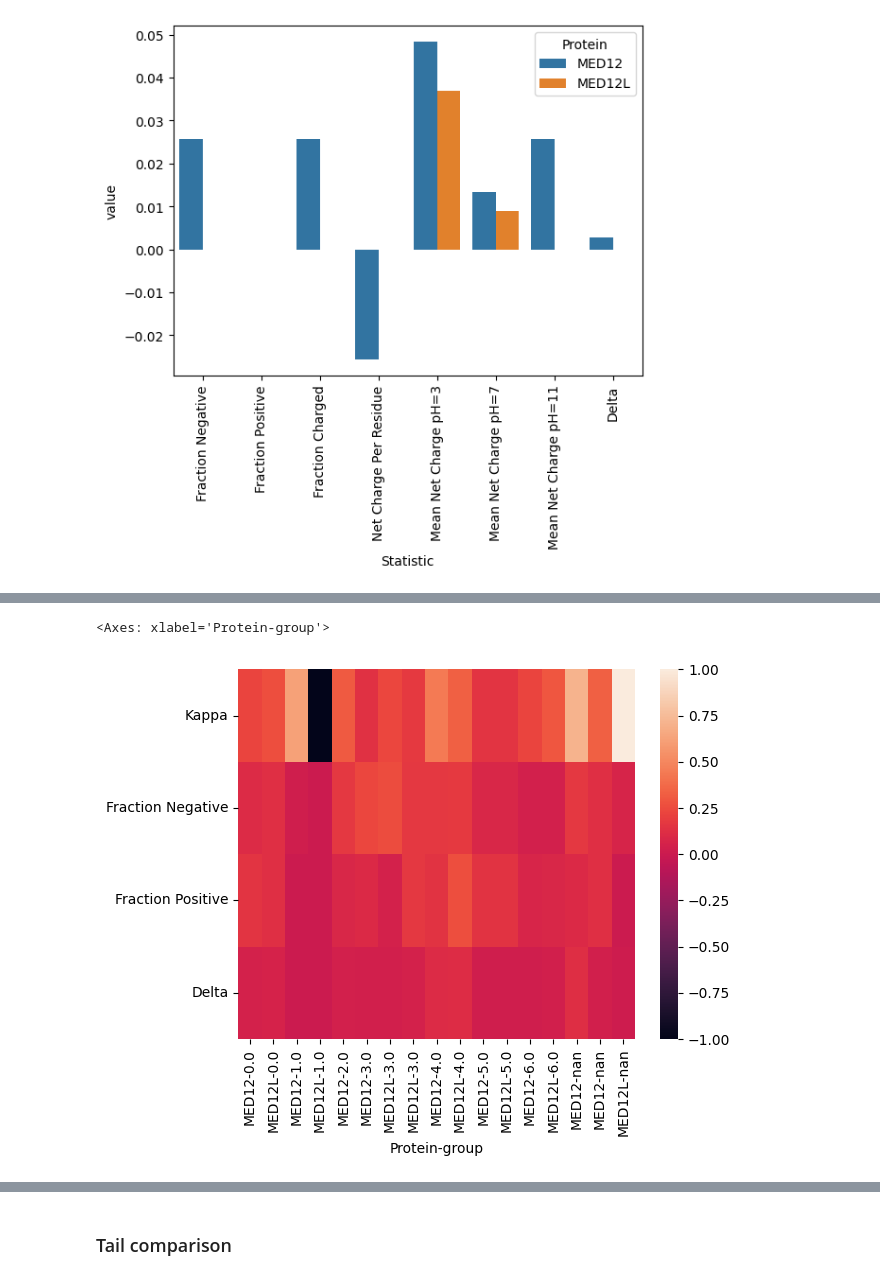
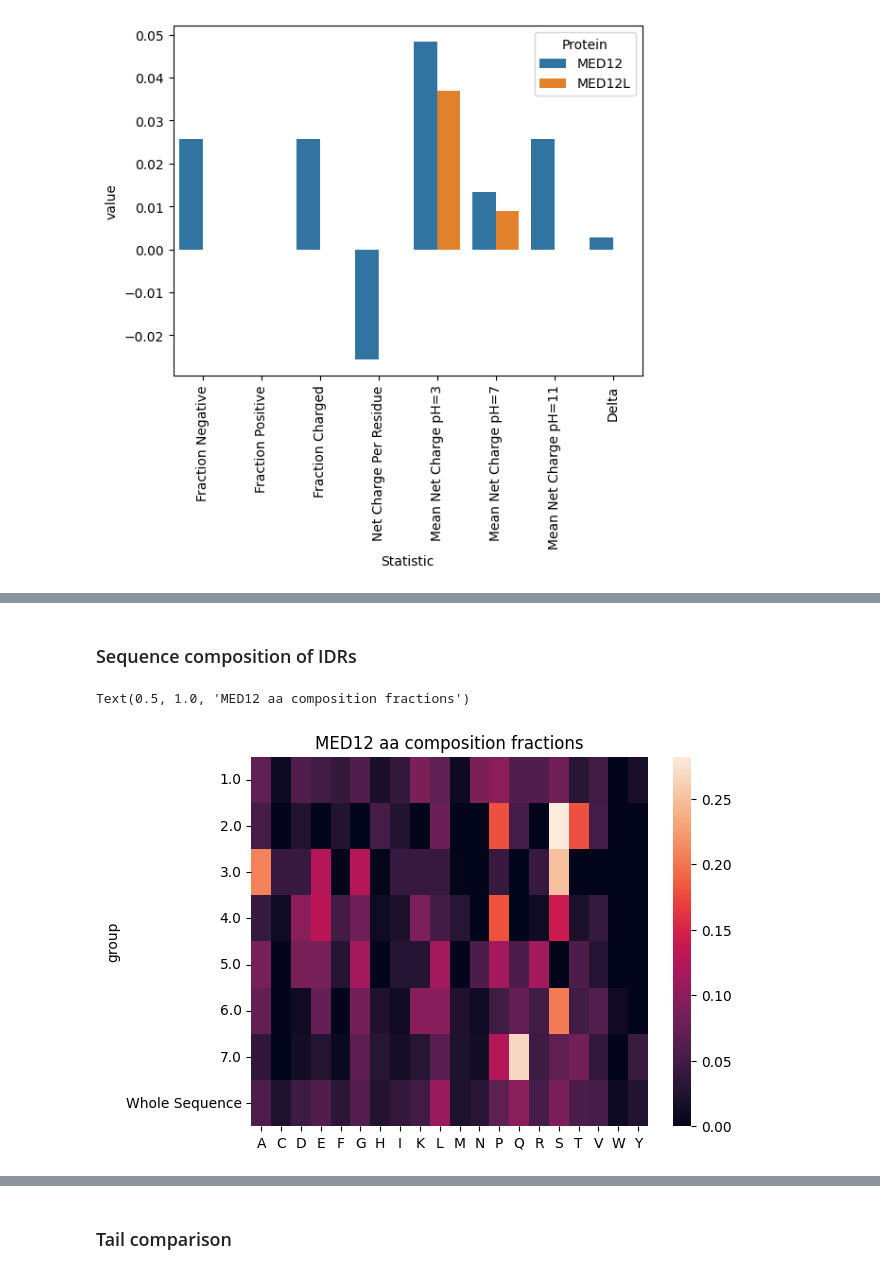
Before and after one commit to kinseylong/StallerRotation, a Jupyter notebook: mediator/MED12_12L_structure.ipynb, the cells around one changed output, grey strips where cells are left out. Saved outputs shown, nothing was run; the diff lists cells and outputs as text; code cells hidden in the pictures.

```diff
--- a/mediator/MED12_12L_structure.ipynb
+++ b/mediator/MED12_12L_structure.ipynb
@@ -437,8 +398,47 @@ ValueError: cannot reindex on an axis with duplicate labels
-# %%
-
-
-
-sns.heatmap(.sort_values("group").set_index(["Protein", "group"])[["Kappa", "Fraction Negative","Fraction Positive","Delta"]].T)
-# %% [output]
-<Axes: xlabel='Protein-group'>
-[figure, removed]
+# %% [markdown]
+### Sequence composition of IDRs
+# %%
+def add_aafractions(df):
+    newdf = df.copy()
+    newdf["Sequence Object"] = newdf["Sequence"].apply(lambda x:SequenceParameters(x))
+    aa_cols = ['A',
+    'C',
+    'D',
+    'E',
+    'F',
+    'G',
+    'H',
+    'I',
+    'K',
+    'L',
+    'M',
+    'N',
+    'P',
+    'Q',
+    'R',
+    'S',
+    'T',
+    'V',
+    'W',
+    'Y']
+    aa_fractions_df = pd.DataFrame(columns=aa_cols)
+    for row_i in range(len(newdf)):
+        seqobject = newdf["Sequence Object"].iloc[row_i]
+        aa_frac_newrow = pd.DataFrame([seqobject.get_amino_acid_fractions()], columns=aa_cols)
+        aa_fractions_df = pd.concat([aa_fractions_df, aa_frac_newrow], ignore_index=True)
+
+    # Merge the original DataFrame with the calculated amino acid fractions
+    compiledf = pd.concat([newdf.reset_index(drop=True), aa_fractions_df.reset_index(drop=True)], axis=1)
+
+    return compiledf
+# %%
+MED12L_IDR_aa_fracs = add_aafractions(MED12L_IDRs)
+MED12_IDR_aa_fracs = add_aafractions(MED12_IDRs)
+
+aa_fracs_combined = pd.concat([MED12_IDR_aa_fracs, MED12L_IDR_aa_fracs])
+# %%
+sns.heatmap(MED12_IDR_aa_fracs.dropna().set_index("group").drop(["Protein","start", "end", "Sequence", "Sequence Object"], axis=1))
+plt.title("MED12 aa composition fractions")
+# %% [output]
+Text(0.5, 1.0, 'MED12 aa composition fractions')
+[figure, added]
```
Also changed, not shown: parts of 10 cells of this notebook, 1 other file.
